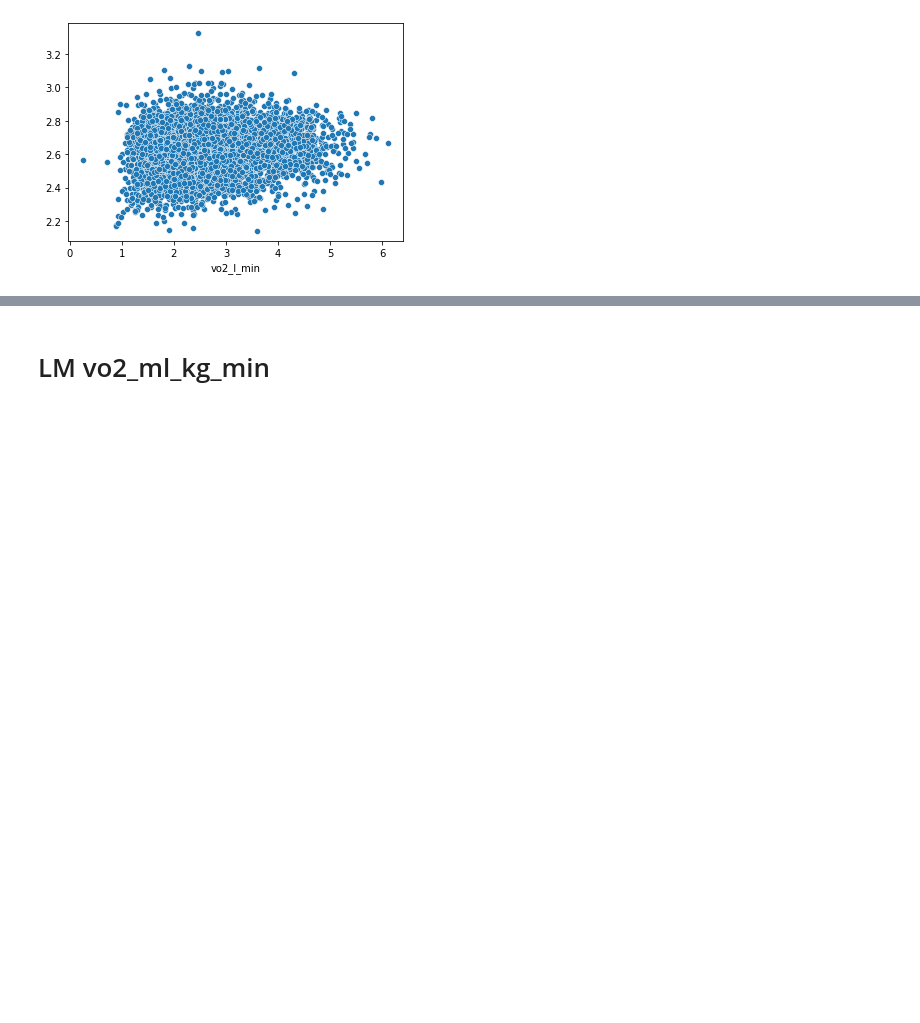
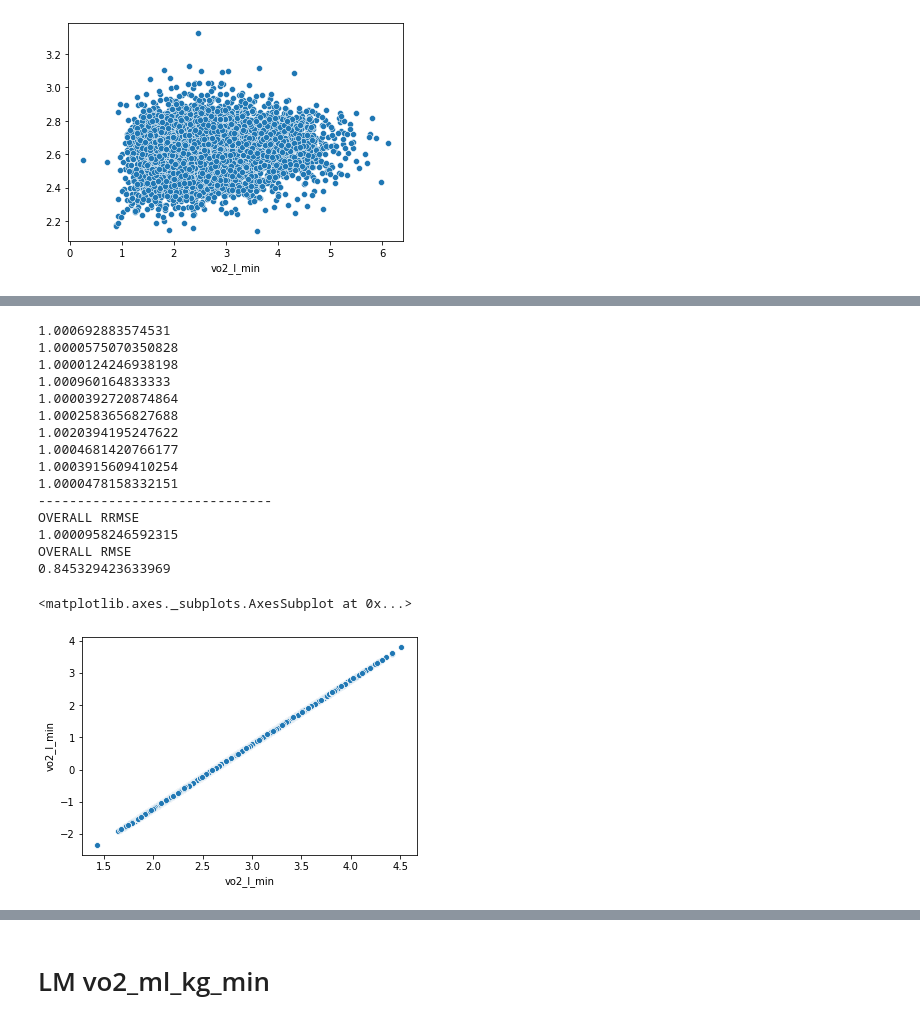
Before and after one commit to LarsenCC/bachelor, a Jupyter notebook: modeli/LinearRegression.ipynb, the cells around one changed output, grey strips where cells are left out. Saved outputs shown, nothing was run; the diff lists cells and outputs as text; code cells hidden in the pictures; blank space fills up the shorter version.

```diff
--- a/modeli/LinearRegression.ipynb
+++ b/modeli/LinearRegression.ipynb
@@ -300,0 +333,33 @@ sns.scatterplot(x=((y_pred + y_test) / 2), y=(y_test - y_pred))
+# %%
+clf = Lasso(alpha=0.1)
+y = df['vo2_l_min']
+
+res_vo2lmin = test_cv(clf, X, y, k=10)
+RRMSE_vo2lmin = 1 - r2_score(y, res_vo2lmin)
+print("------------------------------")
+print("OVERALL RRMSE")
+print(RRMSE_vo2lmin)
+print("OVERALL RMSE")
+print(math.sqrt(mean_squared_error(y, res_vo2lmin)))
+
+y_res = list(chain.from_iterable(res_vo2lmin))
+
+sns.scatterplot(x=((y + y_res) / 2), y=(y - y_res))
+# %% [output]
+1.000692883574531
+1.0000575070350828
+1.0000124246938198
+1.000960164833333
+1.0000392720874864
+1.0002583656827688
+1.0020394195247622
+1.0004681420766177
+1.0003915609410254
+1.0000478158332151
+------------------------------
+OVERALL RRMSE
+1.0000958246592315
+OVERALL RMSE
+0.845329423633969
+<matplotlib.axes._subplots.AxesSubplot at 0x...>
+[figure, added]
```
Also changed, not shown: parts of 14 cells of this notebook, 31 other files.
